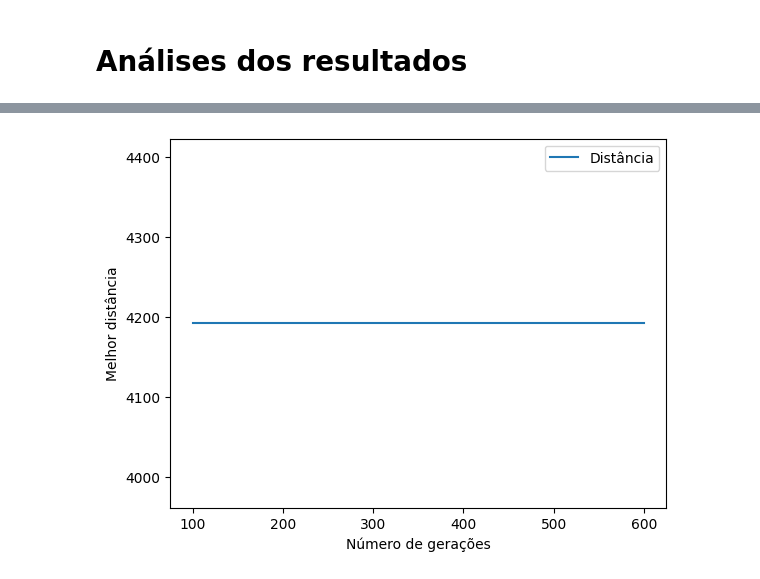
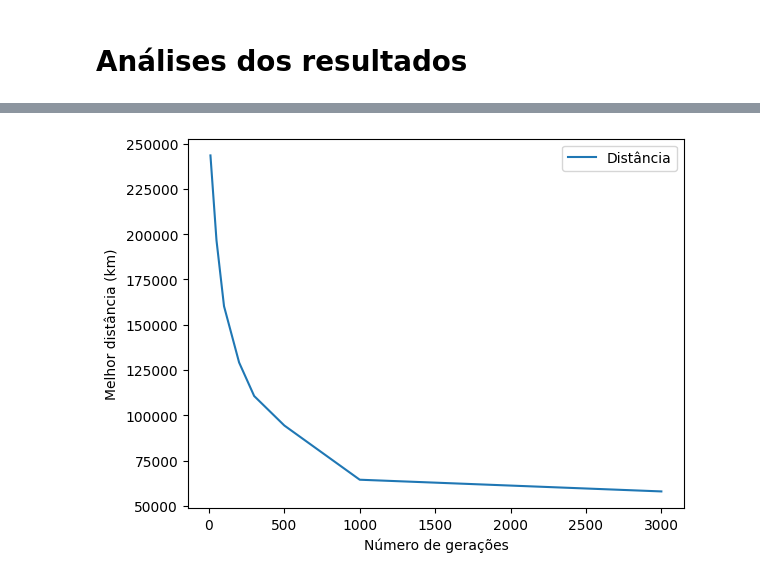
Before and after one commit to betinti/AlgoritmoGenetico-OtimizacaoDeRotas, a Jupyter notebook: Grupo51_TechChallenge_fase2.ipynb, the cells around one changed output, grey strips where cells are left out. Saved outputs shown, nothing was run; the diff lists cells and outputs as text; code cells hidden in the pictures.

```diff
--- a/Grupo51_TechChallenge_fase2.ipynb
+++ b/Grupo51_TechChallenge_fase2.ipynb
@@ -634,10 +571,10 @@ df.head(12)
 | 10 | 1.65 | 49.20 |
 | 11 | 1.24 | 525.46 |
 # %%
-# Sempre com 5 cidades
+# Sempre com 205 cidades
 
-dataTests = {'Número Gerações':[100, 200, 300, 400, 500, 600],
-        'Distancia':[4192.21, 4192.21, 4192.21, 4192.21, 4192.21, 4192.21]}
+dataTests = {'Número Gerações':[10, 50, 100, 200, 300, 500, 1000, 3000],
+        'Distancia':[243433.7, 196615.55, 160217.49, 129163.83, 110642.22, 94369.92, 64457.36, 57998.4]}
 
 # Create DataFrame
 df_g = pd.DataFrame(dataTests)
@@ -664,8 +614,8 @@ plt.show()
 # %%
 plt.plot(df_g['Número Gerações'], df_g['Distancia'], label="Distância")
-plt.ylabel('Melhor distância')
+plt.ylabel('Melhor distância (km)')
 plt.xlabel('Número de gerações')
 plt.legend()
 plt.show()
 # %% [output]
-[figure, old version]
+[figure, new version]
```
Also changed, not shown: parts of 39 cells of this notebook.
